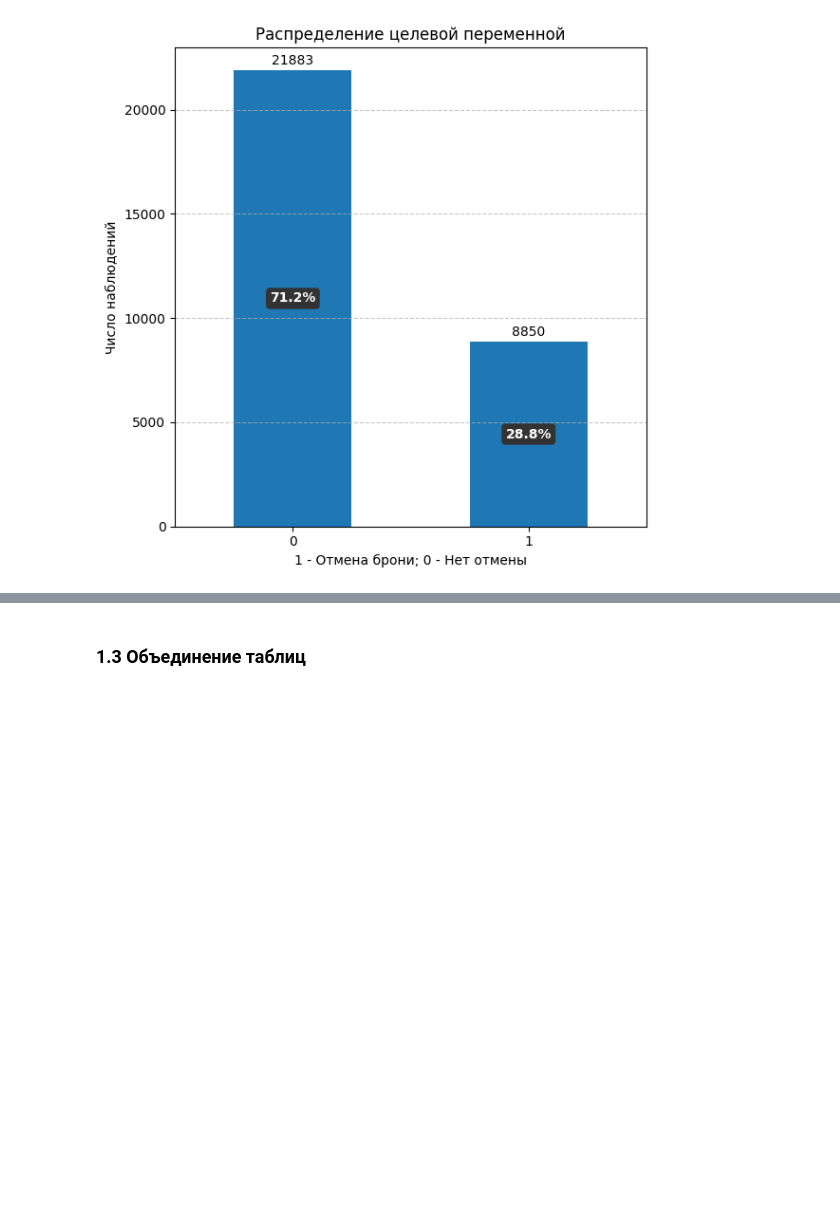
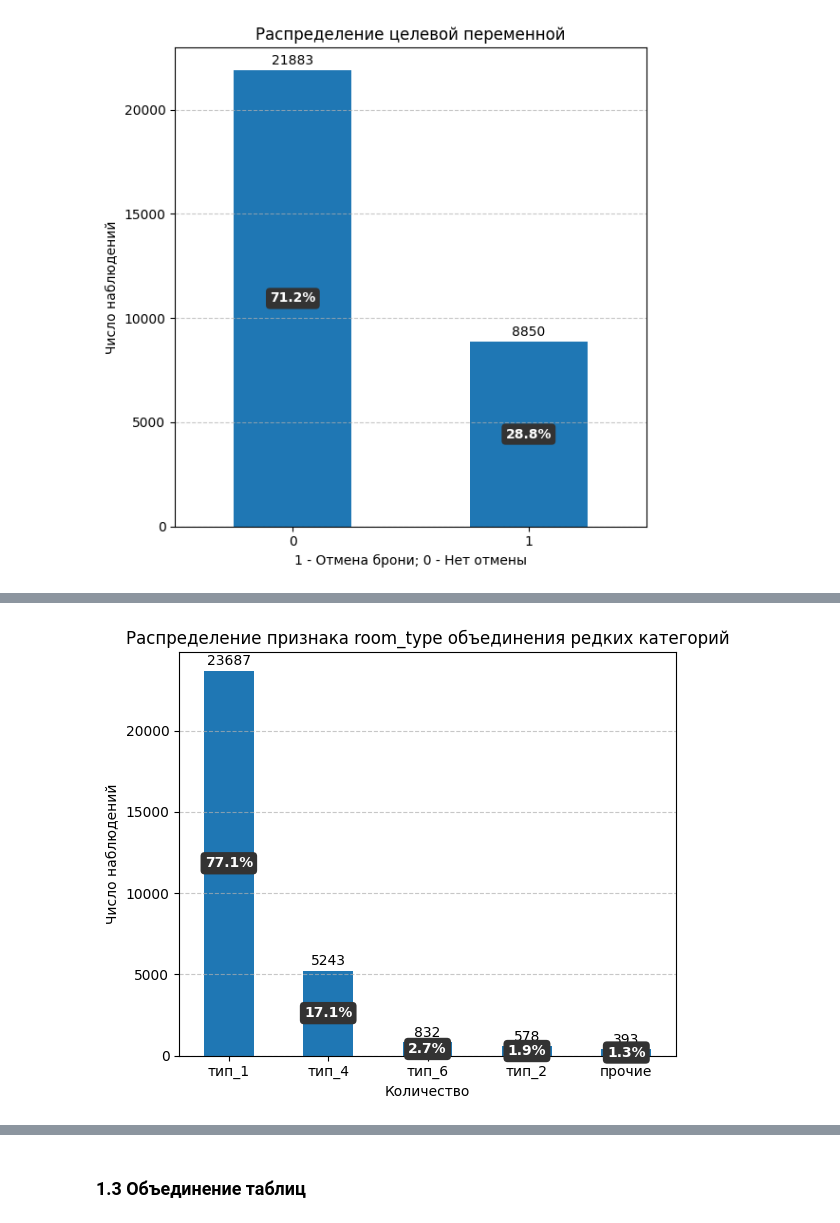
Before and after one commit to TemaQDX/project_module_04_urbanstay, a Jupyter notebook: project_module_04_urbanstay_Artem_Burov.ipynb, the cells around one changed output, grey strips where cells are left out. Drawn from its saved outputs; the diff is of its cells as text; code cells hidden in the pictures; blank space fills up the shorter version.

```diff
--- a/project_module_04_urbanstay_Artem_Burov.ipynb
+++ b/project_module_04_urbanstay_Artem_Burov.ipynb
@@ -900,0 +1085,4 @@ plot_bar_chart(data=df_hotel_bookings[target], xlabel='1 - Отмена брон
+# %%
+plot_bar_chart(df_hotel_bookings['room_type'], xlabel='Количество', title=f'Распределение признака room_type объединения редких категорий', figsize=(6,5))
+# %% [output]
+[figure, added]
```
Also changed, not shown: parts of 22 cells of this notebook.
